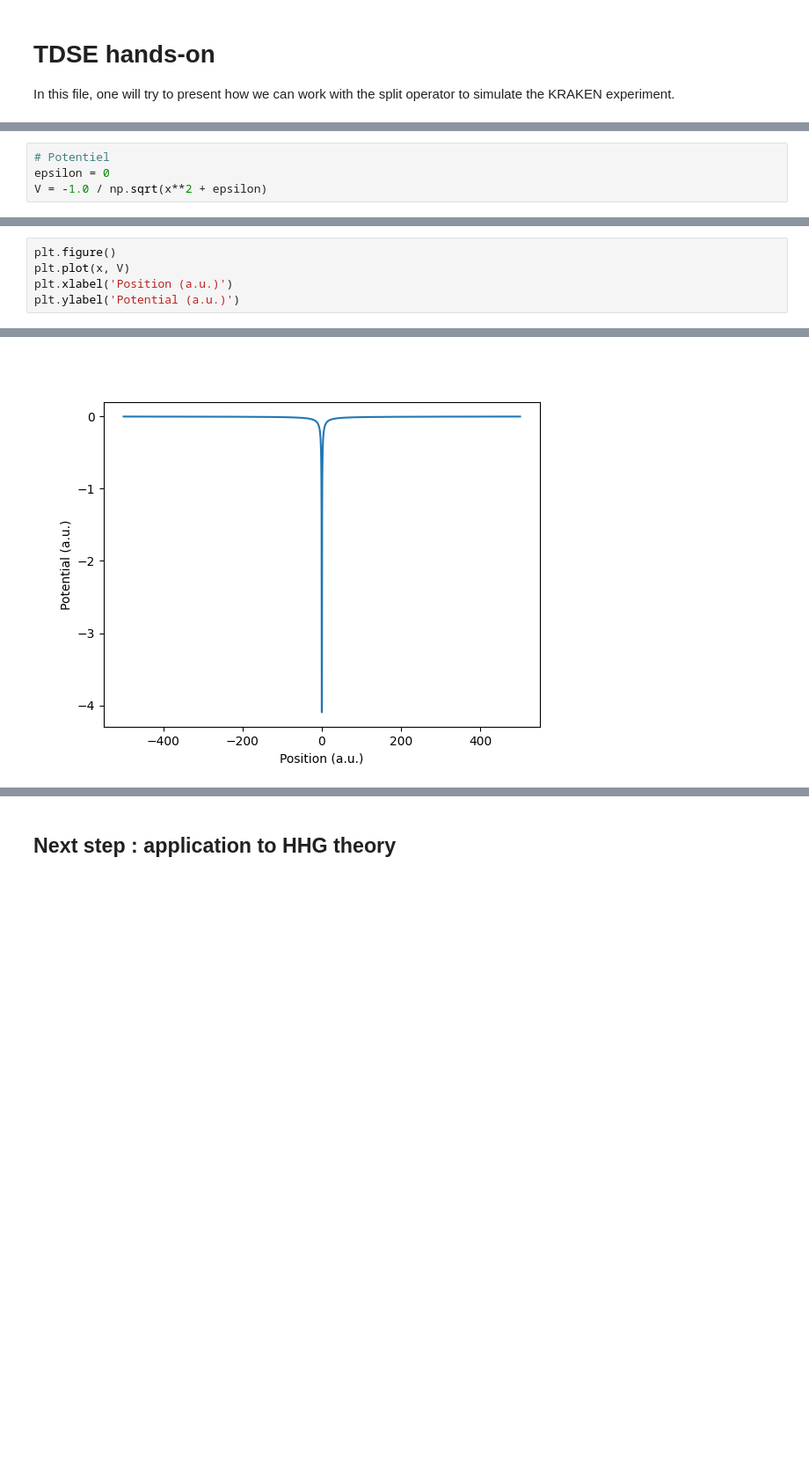
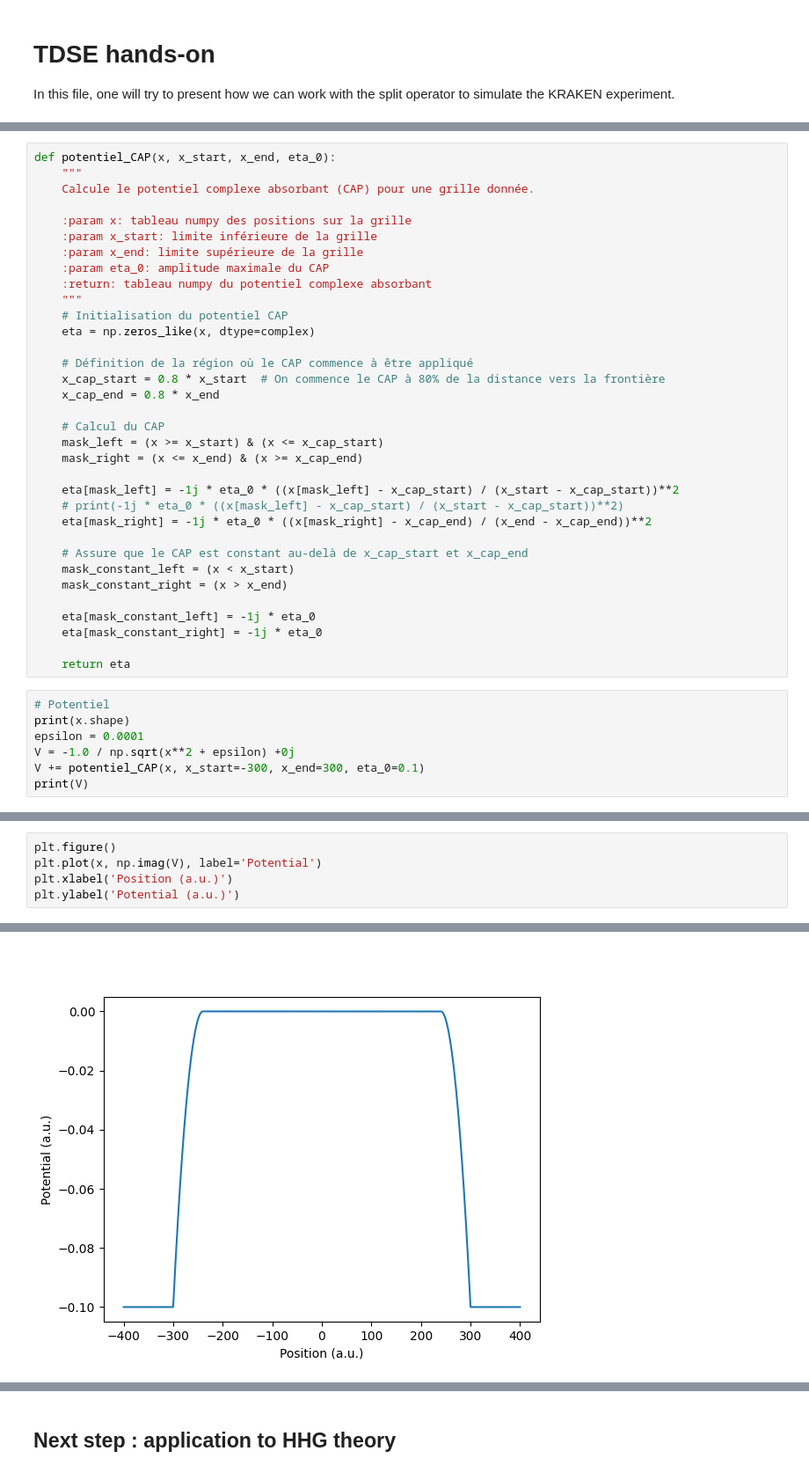
Before and after one commit to jupiterMJM/HHG_simulation, a Jupyter notebook: hands_on/TDSE_hands_on.ipynb, the cells around one changed output, grey strips where cells are left out. Shown at 88% size. Saved outputs shown, nothing was run; the diff lists cells and outputs as text; blank space fills up the shorter version.

```diff
--- a/hands_on/TDSE_hands_on.ipynb
+++ b/hands_on/TDSE_hands_on.ipynb
@@ -47,4 +70,41 @@ Text(0, 0.5, 'Electric Field (a.u.)')
+# %%
+def potentiel_CAP(x, x_start, x_end, eta_0):
+    """
+    Calcule le potentiel complexe absorbant (CAP) pour une grille donnée.
+
+    :param x: tableau numpy des positions sur la grille
+    :param x_start: limite inférieure de la grille
+    :param x_end: limite supérieure de la grille
+    :param eta_0: amplitude maximale du CAP
+    :return: tableau numpy du potentiel complexe absorbant
+    """
+    # Initialisation du potentiel CAP
+    eta = np.zeros_like(x, dtype=complex)
+
+    # Définition de la région où le CAP commence à être appliqué
+    x_cap_start = 0.8 * x_start  # On commence le CAP à 80% de la distance vers la frontière
+    x_cap_end = 0.8 * x_end
+
+    # Calcul du CAP
+    mask_left = (x >= x_start) & (x <= x_cap_start)
+    mask_right = (x <= x_end) & (x >= x_cap_end)
+
+    eta[mask_left] = -1j * eta_0 * ((x[mask_left] - x_cap_start) / (x_start - x_cap_start))**2
+    # print(-1j * eta_0 * ((x[mask_left] - x_cap_start) / (x_start - x_cap_start))**2)
+    eta[mask_right] = -1j * eta_0 * ((x[mask_right] - x_cap_end) / (x_end - x_cap_end))**2
+
+    # Assure que le CAP est constant au-delà de x_cap_start et x_cap_end
+    mask_constant_left = (x < x_start)
+    mask_constant_right = (x > x_end)
+
+    eta[mask_constant_left] = -1j * eta_0
+    eta[mask_constant_right] = -1j * eta_0
+
+    return eta
 # %%
 # Potentiel
-epsilon = 0
-V = -1.0 / np.sqrt(x**2 + epsilon)
+print(x.shape)
+epsilon = 0.0001
+V = -1.0 / np.sqrt(x**2 + epsilon) +0j
+V += potentiel_CAP(x, x_start=-300, x_end=300, eta_0=0.1)
+print(V)
@@ -51,11 +115,11 @@ V = -1.0 / np.sqrt(x**2 + epsilon)
 # %%
 plt.figure()
-plt.plot(x, V)
+plt.plot(x, np.imag(V), label='Potential')
 plt.xlabel('Position (a.u.)')
 plt.ylabel('Potential (a.u.)')
 # %% [output]
 Text(0, 0.5, 'Potential (a.u.)')
-[figure, old version]
+[figure, new version]
 # %%
 # Split-operator
 def evolve(psi, V, E, dt):
```
Also changed, not shown: parts of 28 cells of this notebook.
